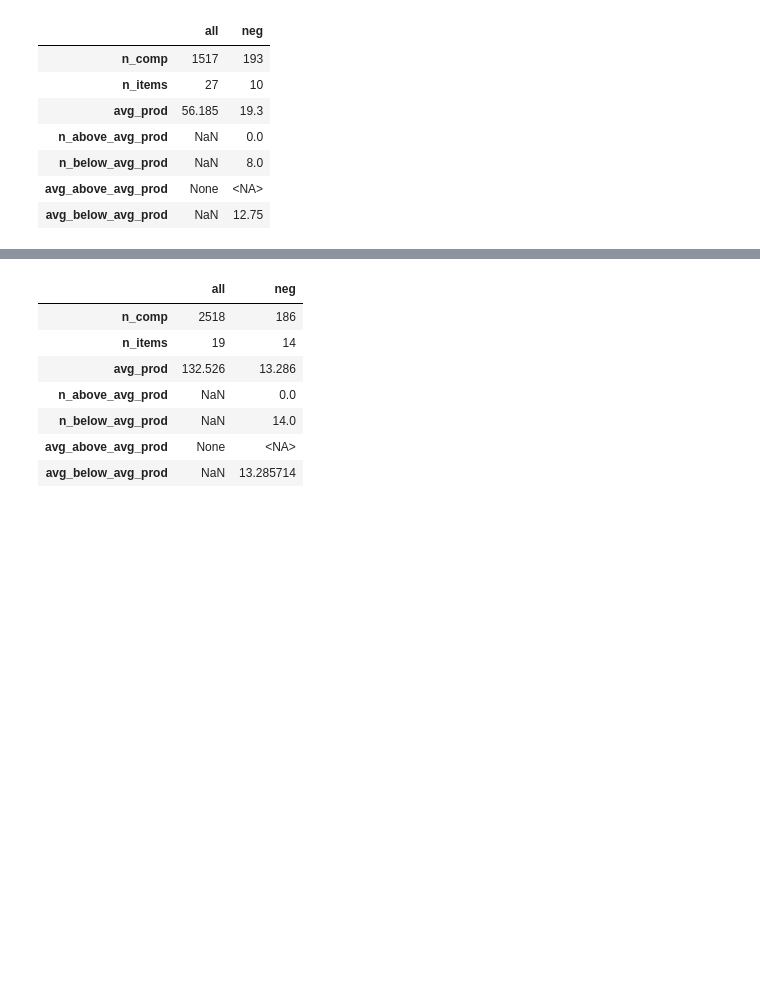
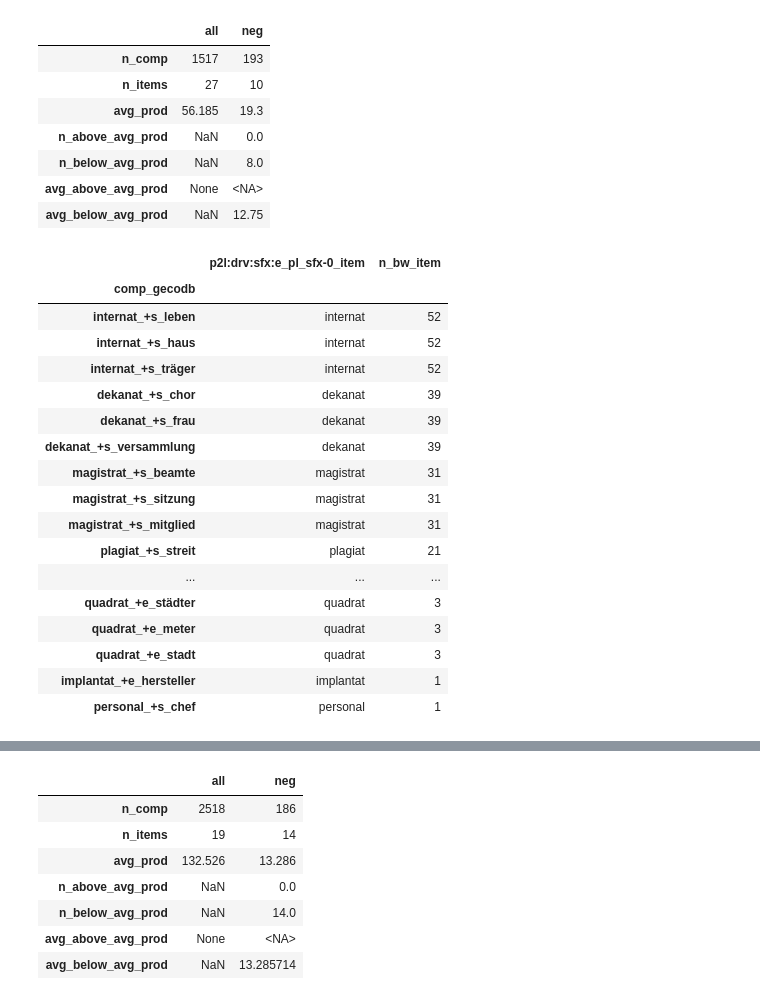
Before and after one commit to maxschmaltz/DieKonstraints, a Jupyter notebook: compounding/constraints/check_applicability/inspect.ipynb, the cells around one changed output, grey strips where cells are left out. Cells and saved outputs as stored; diff of their text form; code cells hidden in the pictures; blank space fills up the shorter version.

```diff
--- a/compounding/constraints/check_applicability/inspect.ipynb
+++ b/compounding/constraints/check_applicability/inspect.ipynb
@@ -744,3 +784,25 @@ compute_shares(case2_ids[0])
 | n_below_avg_prod | NaN | 8.0 |
 | avg_above_avg_prod | None | <NA> |
 | avg_below_avg_prod | NaN | 12.75 |
+# %%
+subdf, examples_subdf = inspect_constr_appl(case2_ids[0])
+examples_subdf
+# %% [output]
+|  | p2l:drv:sfx:e_pl_sfx-0_item | n_bw_item |
+| comp_gecodb |  |  |
+| internat_+s_leben | internat | 52 |
+| internat_+s_haus | internat | 52 |
+| internat_+s_träger | internat | 52 |
+| dekanat_+s_chor | dekanat | 39 |
+| dekanat_+s_frau | dekanat | 39 |
+| dekanat_+s_versammlung | dekanat | 39 |
+| magistrat_+s_beamte | magistrat | 31 |
+| magistrat_+s_sitzung | magistrat | 31 |
+| magistrat_+s_mitglied | magistrat | 31 |
+| plagiat_+s_streit | plagiat | 21 |
+| ... | ... | ... |
+| quadrat_+e_städter | quadrat | 3 |
+| quadrat_+e_meter | quadrat | 3 |
+| quadrat_+e_stadt | quadrat | 3 |
+| implantat_+e_hersteller | implantat | 1 |
+| personal_+s_chef | personal | 1 |
```
Also changed, not shown: parts of 22 cells of this notebook, 1 other file.
